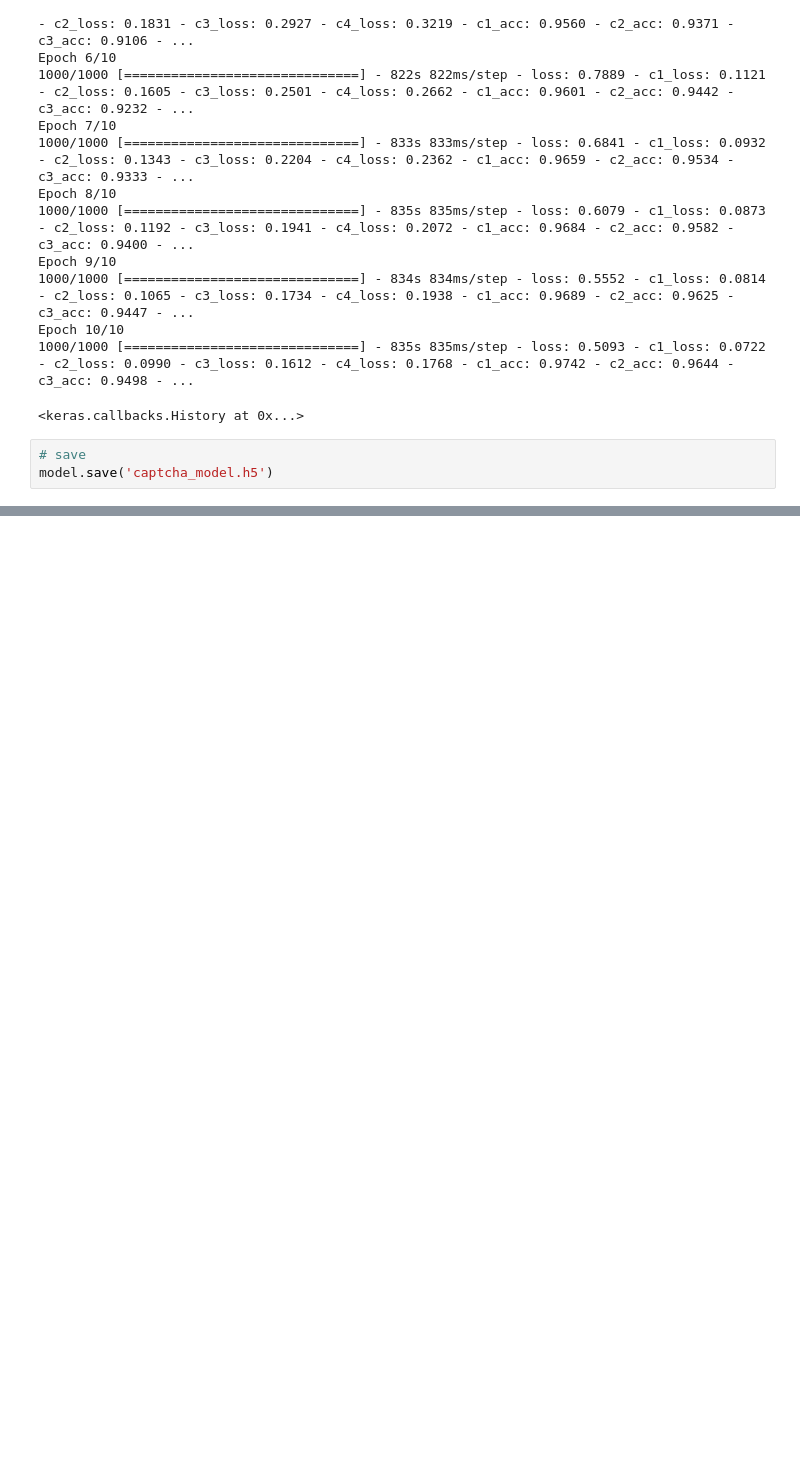
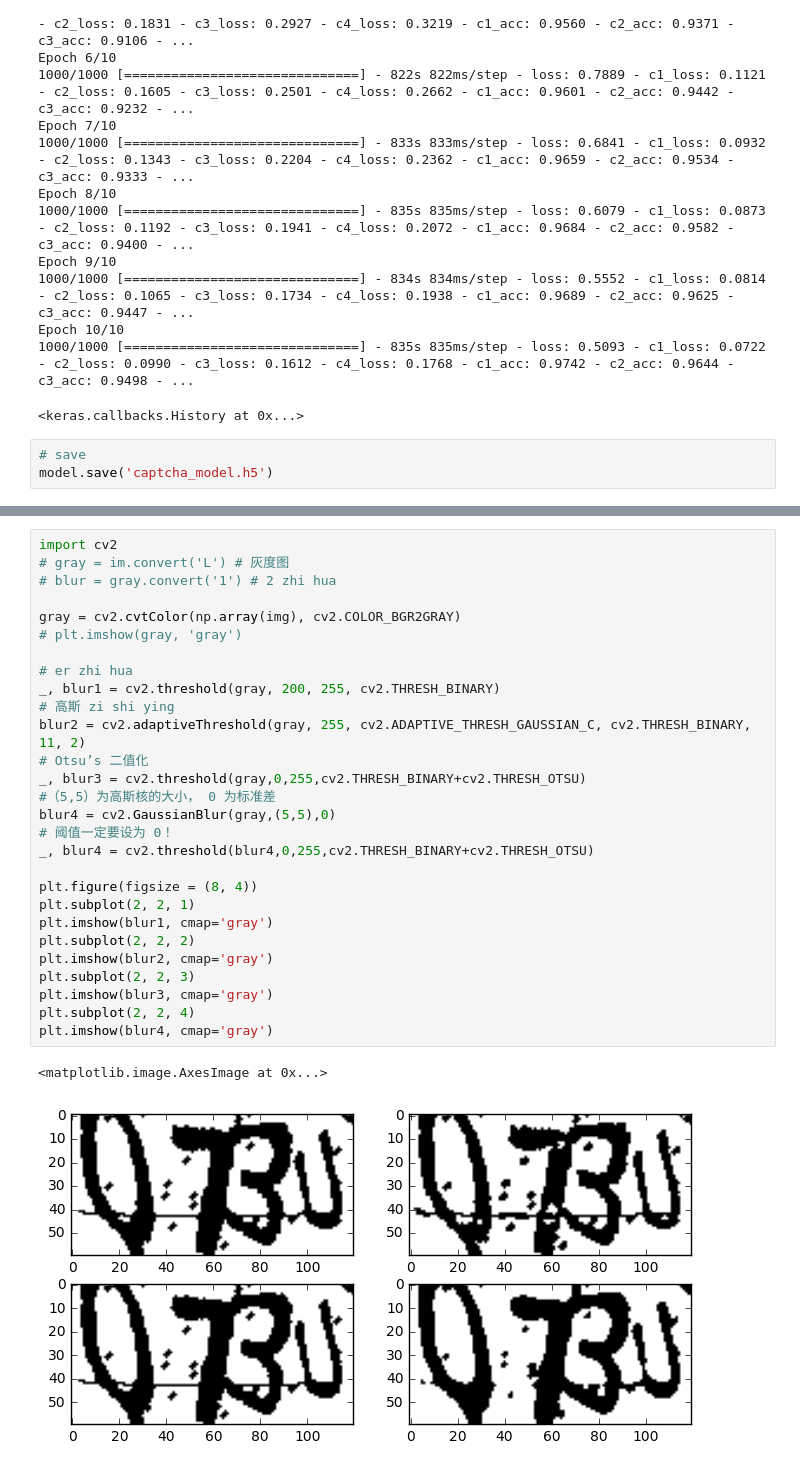
Before and after one commit to zhangbincheng1997/captcha-adversarial-attack, a Jupyter notebook: main.ipynb, the cells around one changed output, grey strips where cells are left out. Drawn from its saved outputs; the diff is of its cells as text; blank space fills up the shorter version.

```diff
--- a/main.ipynb
+++ b/main.ipynb
@@ -117,0 +139,31 @@ plt.imshow(X[0], cmap='gray')
+# %%
+import cv2
+# gray = im.convert('L') # 灰度图
+# blur = gray.convert('1') # 2 zhi hua
+
+gray = cv2.cvtColor(np.array(img), cv2.COLOR_BGR2GRAY)
+# plt.imshow(gray, 'gray')
+
+# er zhi hua
+_, blur1 = cv2.threshold(gray, 200, 255, cv2.THRESH_BINARY)
+# 高斯 zi shi ying
+blur2 = cv2.adaptiveThreshold(gray, 255, cv2.ADAPTIVE_THRESH_GAUSSIAN_C, cv2.THRESH_BINARY, 11, 2)
+# Otsu’s 二值化
+_, blur3 = cv2.threshold(gray,0,255,cv2.THRESH_BINARY+cv2.THRESH_OTSU)
+#（5,5）为高斯核的大小， 0 为标准差
+blur4 = cv2.GaussianBlur(gray,(5,5),0)
+# 阈值一定要设为 0！
+_, blur4 = cv2.threshold(blur4,0,255,cv2.THRESH_BINARY+cv2.THRESH_OTSU)
+
+plt.figure(figsize = (8, 4))
+plt.subplot(2, 2, 1)
+plt.imshow(blur1, cmap='gray')
+plt.subplot(2, 2, 2)
+plt.imshow(blur2, cmap='gray')
+plt.subplot(2, 2, 3)
+plt.imshow(blur3, cmap='gray')
+plt.subplot(2, 2, 4)
+plt.imshow(blur4, cmap='gray')
+# %% [output]
+<matplotlib.image.AxesImage at 0x...>
+[figure, added]
```
Also changed, not shown: parts of 22 cells of this notebook.
